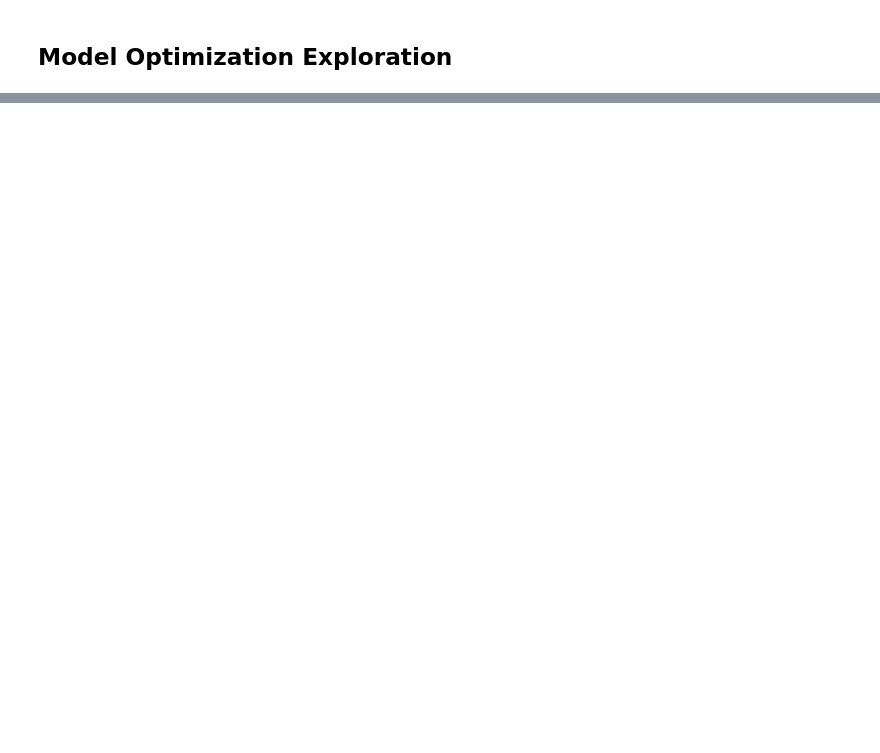
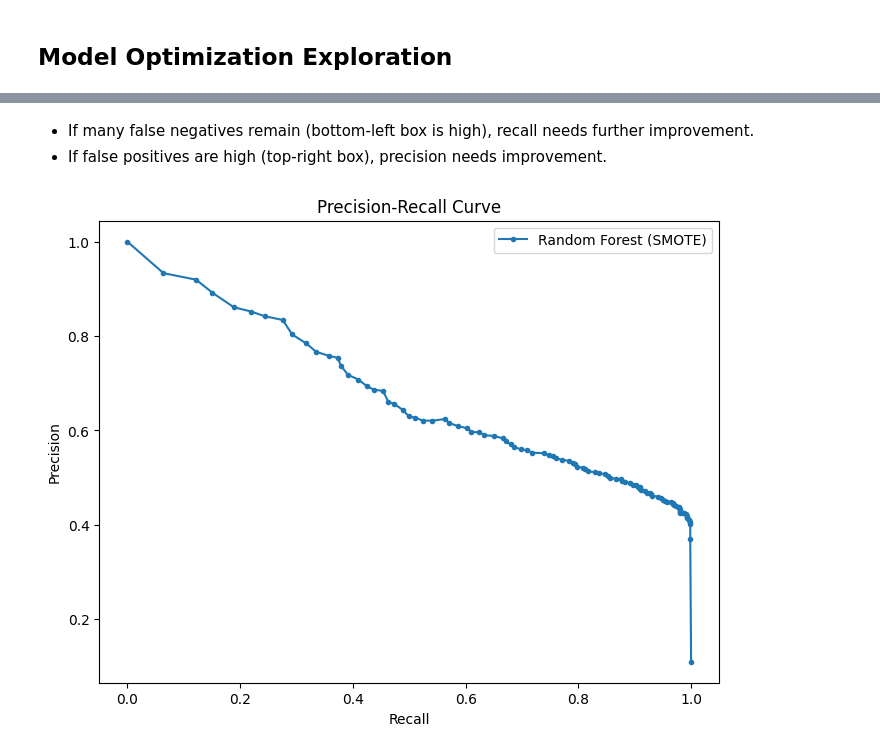
Before and after one commit to PhilipTimothe/Loan-Default-Risk-Analysis, a Jupyter notebook: notebooks/exlporatory_data_analysis.ipynb, the cells around one changed output, grey strips where cells are left out. Saved outputs shown, nothing was run; the diff lists cells and outputs as text; code cells hidden in the pictures; blank space fills up the shorter version.

```diff
--- a/notebooks/exlporatory_data_analysis.ipynb
+++ b/notebooks/exlporatory_data_analysis.ipynb
@@ -195,0 +426,16 @@ best_log_model = grid_search.best_estimator_
+# %% [markdown]
+- If many false negatives remain (bottom-left box is high), recall needs further improvement.
+- If false positives are high (top-right box), precision needs improvement.
+# %%
+y_probs = rf_model.predict_proba(X_test)[:, 1]  # Get probabilities for Class 1
+precision, recall, _ = precision_recall_curve(y_test, y_probs)
+
+plt.figure(figsize=(8,6))
+plt.plot(recall, precision, marker='.', label="Random Forest (SMOTE)")
+plt.xlabel("Recall")
+plt.ylabel("Precision")
+plt.title("Precision-Recall Curve")
+plt.legend()
+plt.show()
+# %% [output]
+[figure, added]
```
Also changed, not shown: parts of 34 cells of this notebook.
